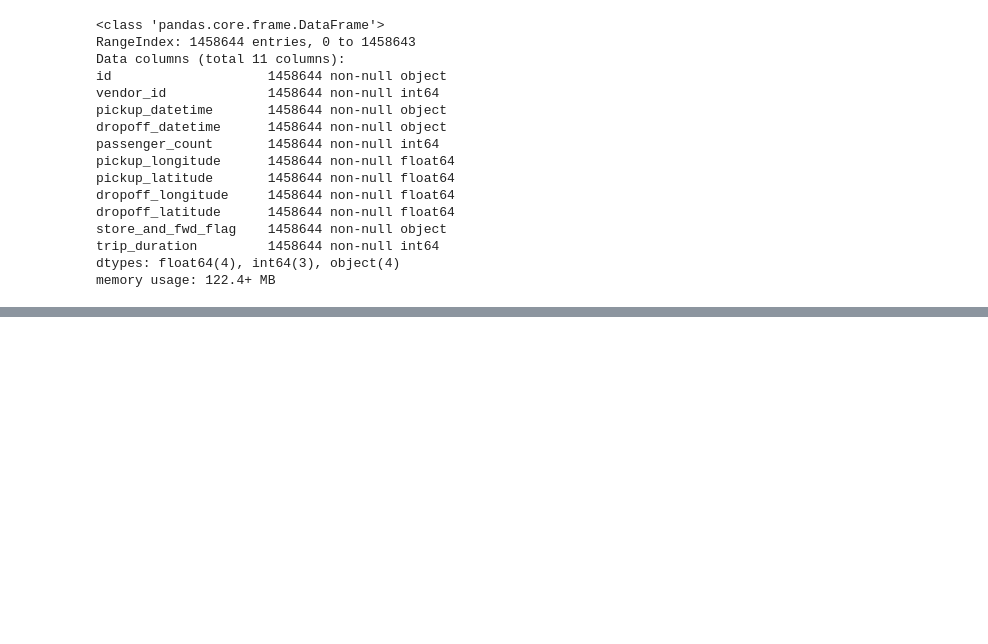
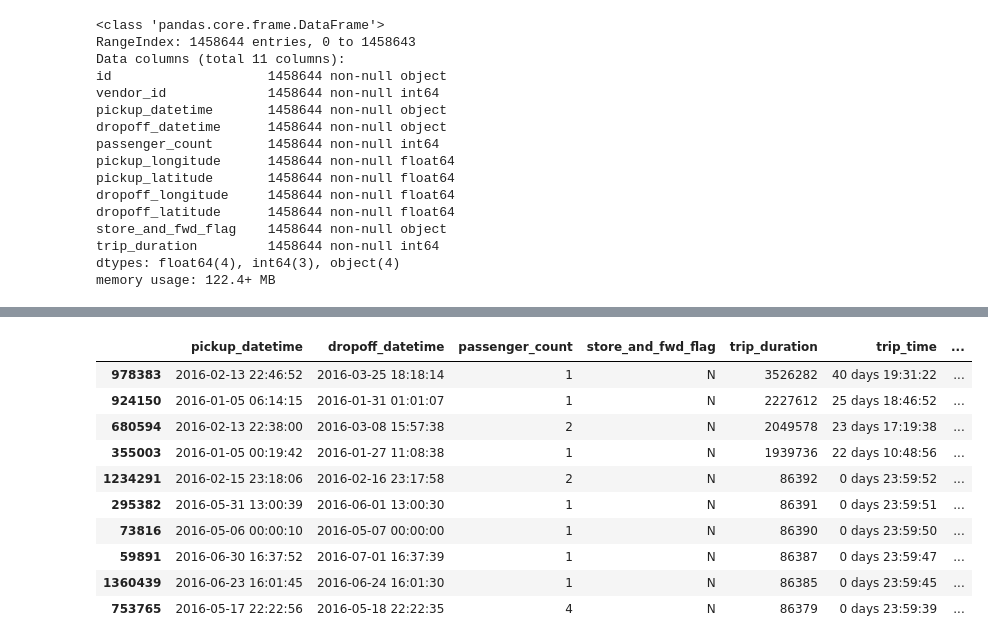
Before and after one commit to DenASafonov/Netology_home, a Jupyter notebook: 1. Введение в data science и инструменты/1.2. Мастер-класс визуализации данных на Python/Untitled.ipynb, the cells around one changed output, grey strips where cells are left out. Cells and saved outputs as stored; diff of their text form; code cells hidden in the pictures; blank space fills up the shorter version.

```diff
--- a/1. Введение в data science и инструменты/1.2. Мастер-класс визуализации данных на Python/Untitled.ipynb
+++ b/1. Введение в data science и инструменты/1.2. Мастер-класс визуализации данных на Python/Untitled.ipynb
@@ -164,4 +161,37 @@ def gg(row):
+# %%
+def dist1(row):
+    llat1 = row['pickup_latitude']
+    llong1 = row['pickup_longitude']
+    llat2 = row['pickup_latitude']
+    llong2 = row['dropoff_longitude']
+    #pi - число pi, rad - радиус сферы (Земли)
+    rad = 6372795
+
+    #в радианах
+    lat1 = llat1*math.pi/180
+    lat2 = llat2*math.pi/180
+    long1 = llong1*math.pi/180
+    long2 = llong2*math.pi/180
+
+    #косинусы и синусы широт и разницы долгот
+    cl1 = math.cos(lat1)
+    cl2 = math.cos(lat2)
+    sl1 = math.sin(lat1)
+    sl2 = math.sin(lat2)
+    delta = long2 - long1
+    cdelta = math.cos(delta)
+    sdelta = math.sin(delta)
+
+    #вычисления длины большого круга
+    y = math.sqrt(math.pow(cl2*sdelta,2)+math.pow(cl1*sl2-sl1*cl2*cdelta,2))
+    x = sl1*sl2+cl1*cl2*cdelta
+    ad = math.atan2(y,x)
+    dist = ad*rad
+
+    к = round(dist)
+    return к
 # %%
 %%time
-df['dist'] = df.apply( gg, axis = 1 )
+df['dist'] = df.apply( dist1, axis = 1 )
+#df['av_speed'] =df['dist'] / df['trip_duration']
 # %% [output]
@@ -168,0 +199,3 @@ Wall time: 8min 3s
+# %%
+%%time
+df['av_speed'] = df['dist'] / df['trip_duration']
@@ -168,0 +204,19 @@ Wall time: 8min 3s
+# %%
+useful_cols = ['pickup_datetime', 'dropoff_datetime', 'passenger_count', 'store_and_fwd_flag',
+               'trip_duration', 'trip_time', 'dist', 'av_speed'
+              ]
+df[useful_cols].sort_values( by = 'trip_time', ascending = False ).head(10)
+#df.sort_values( by = 'trip_time', ascending = False ).head(10)
+#df.head(10)
+# %% [output]
+|  | pickup_datetime | dropoff_datetime | passenger_count | store_and_fwd_flag | trip_duration | trip_time | ... |
+| 978383 | 2016-02-13 22:46:52 | 2016-03-25 18:18:14 | 1 | N | 3526282 | 40 days 19:31:22 | ... |
+| 924150 | 2016-01-05 06:14:15 | 2016-01-31 01:01:07 | 1 | N | 2227612 | 25 days 18:46:52 | ... |
+| 680594 | 2016-02-13 22:38:00 | 2016-03-08 15:57:38 | 2 | N | 2049578 | 23 days 17:19:38 | ... |
+| 355003 | 2016-01-05 00:19:42 | 2016-01-27 11:08:38 | 1 | N | 1939736 | 22 days 10:48:56 | ... |
+| 1234291 | 2016-02-15 23:18:06 | 2016-02-16 23:17:58 | 2 | N | 86392 | 0 days 23:59:52 | ... |
+| 295382 | 2016-05-31 13:00:39 | 2016-06-01 13:00:30 | 1 | N | 86391 | 0 days 23:59:51 | ... |
+| 73816 | 2016-05-06 00:00:10 | 2016-05-07 00:00:00 | 1 | N | 86390 | 0 days 23:59:50 | ... |
+| 59891 | 2016-06-30 16:37:52 | 2016-07-01 16:37:39 | 1 | N | 86387 | 0 days 23:59:47 | ... |
+| 1360439 | 2016-06-23 16:01:45 | 2016-06-24 16:01:30 | 1 | N | 86385 | 0 days 23:59:45 | ... |
+| 753765 | 2016-05-17 22:22:56 | 2016-05-18 22:22:35 | 4 | N | 86379 | 0 days 23:59:39 | ... |
```
Also changed, not shown: parts of 23 cells of this notebook, 3 other files.
